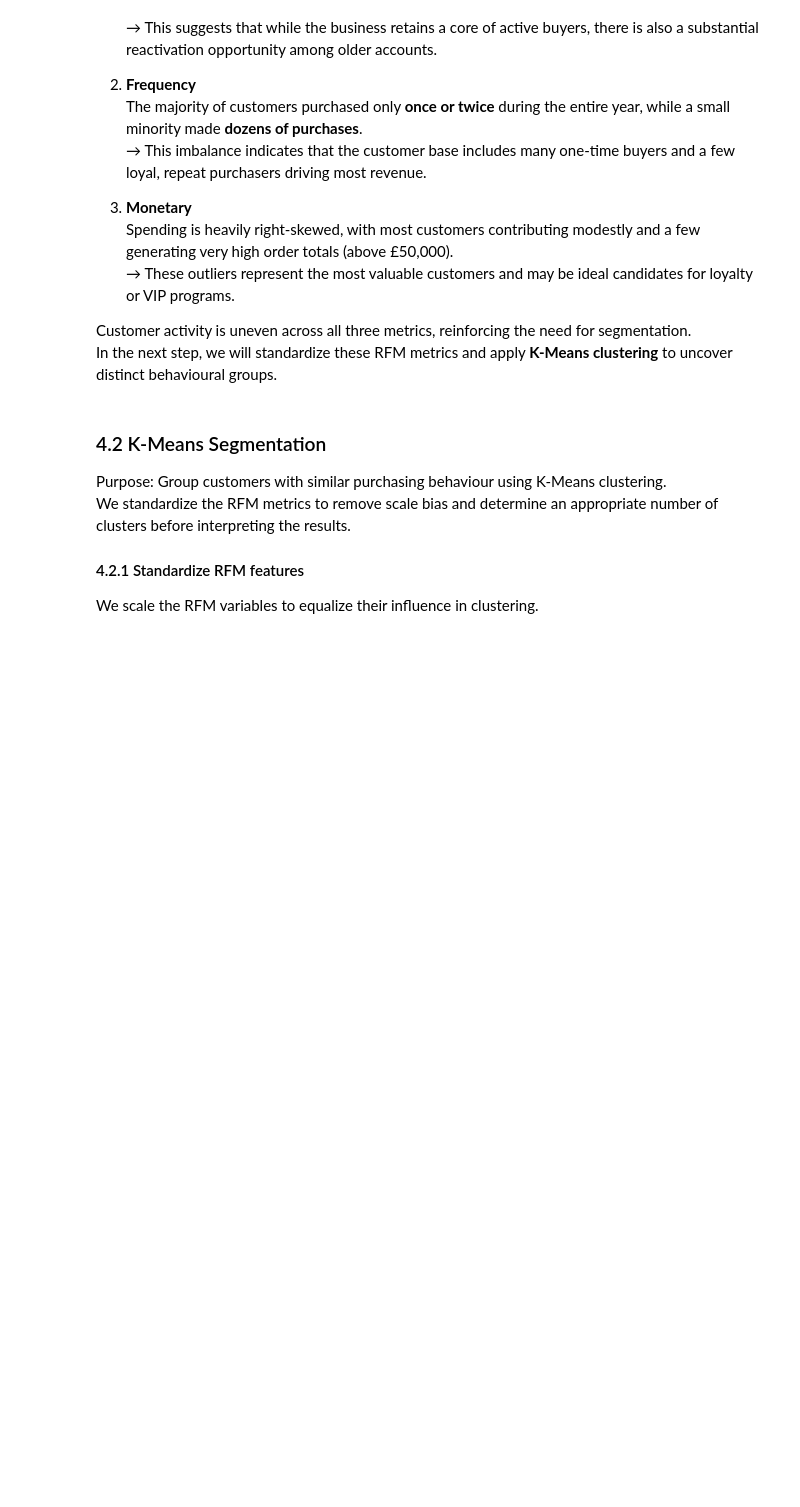
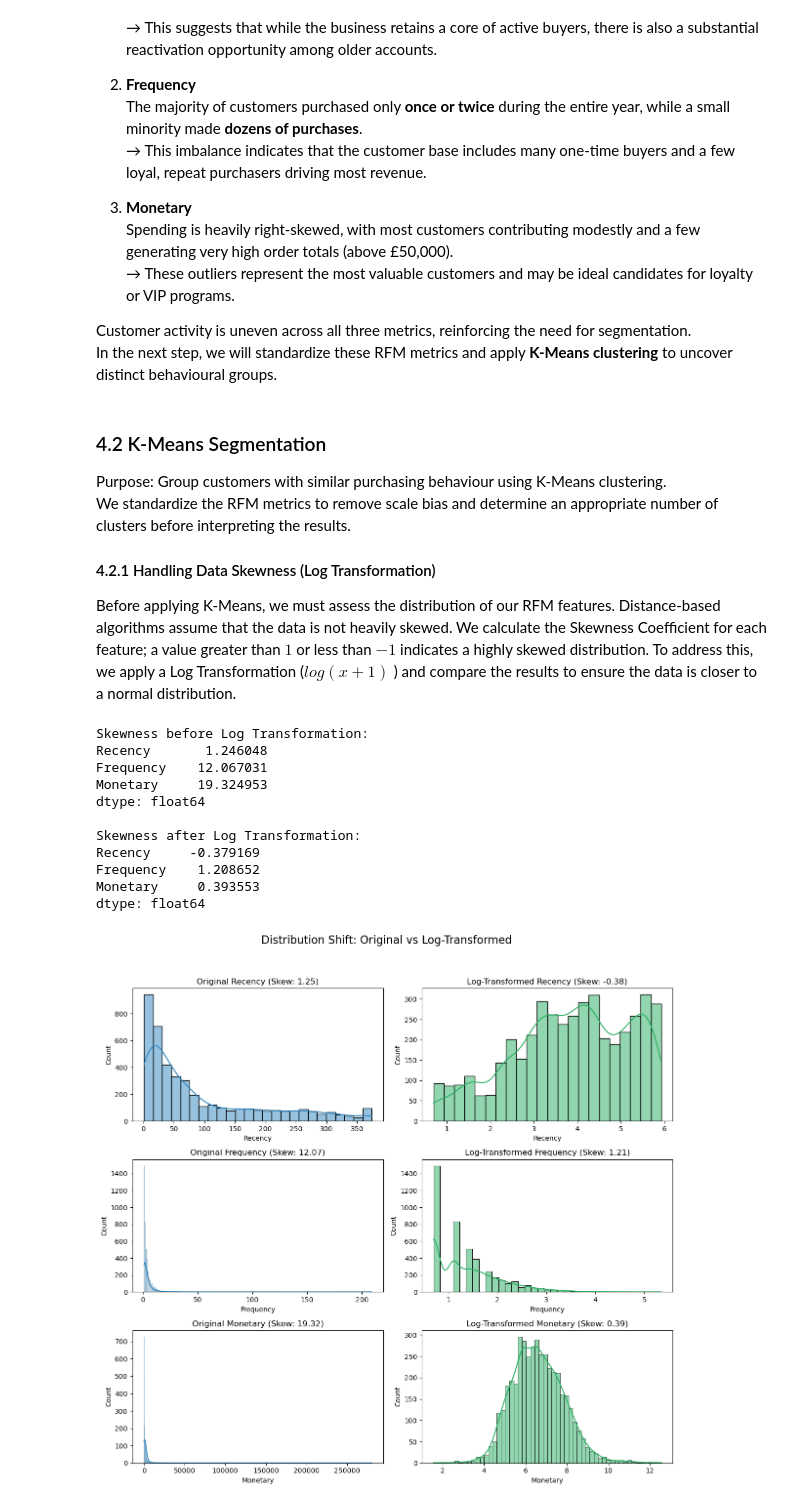
Before and after one commit to Hyeri-Jerrie-Kim/ecommerce-sales-analysis, a Jupyter notebook: notebooks/ecommerce_analysis.ipynb, the cells around one changed output. Cells and saved outputs as stored; diff of their text form; code cells hidden in the pictures; blank space fills up the shorter version.

```diff
--- a/notebooks/ecommerce_analysis.ipynb
+++ b/notebooks/ecommerce_analysis.ipynb
@@ -551,8 +594,54 @@ Customer activity is uneven across all three metrics, reinforcing the need for s
 In the next step, we will standardize these RFM metrics and apply **K-Means clustering** to uncover distinct behavioural groups.
 # %% [markdown]
 ### 4.2 K-Means Segmentation
+
 Purpose: Group customers with similar purchasing behaviour using K-Means clustering.
 We standardize the RFM metrics to remove scale bias and determine an appropriate number of clusters before interpreting the results.
 
-#### 4.2.1 Standardize RFM features
-We scale the RFM variables to equalize their influence in clustering.
+#### 4.2.1 Handling Data Skewness (Log Transformation)
+
+Before applying K-Means, we must assess the distribution of our RFM features. Distance-based algorithms assume that the data is not heavily skewed. We calculate the Skewness Coefficient for each feature; a value greater than $1$ or less than $-1$ indicates a highly skewed distribution. To address this, we apply a Log Transformation ($log(x+1)$ ) and compare the results to ensure the data is closer to a normal distribution.
+# %%
+# === Compare Skewness Before and After Transformation ===
+# We calculate skewness to quantify the asymmetry of the distributions.
+features = ['Recency', 'Frequency', 'Monetary']
+original_skew = rfm[features].skew()
+log_skew = np.log1p(rfm[features]).skew()
+
+print("Skewness before Log Transformation:")
+print(original_skew)
+print("\nSkewness after Log Transformation:")
+print(log_skew)
+
+# === Visualize Distribution Changes ===
+# We use Seaborn's displot to compare the 'Raw' vs 'Log-Transformed' distributions side-by-side.
+fig, axes = plt.subplots(3, 2, figsize=(12, 12))
+fig.suptitle('Distribution Shift: Original vs Log-Transformed', fontsize=16)
+
+for i, feature in enumerate(features):
+    # Original Data Plot
+    sns.histplot(rfm[feature], kde=True, ax=axes[i, 0], color='#2E86C1')
+    axes[i, 0].set_title(f'Original {feature} (Skew: {original_skew[feature]:.2f})')
+
+    # Log-Transformed Data Plot
+    sns.histplot(np.log1p(rfm[feature]), kde=True, ax=axes[i, 1], color='#27AE60')
+    axes[i, 1].set_title(f'Log-Transformed {feature} (Skew: {log_skew[feature]:.2f})')
+
+plt.tight_layout(rect=[0, 0.03, 1, 0.95])
+plt.show()
+
+# === Update rfm_log variable for subsequent steps ===
+rfm_log = np.log1p(rfm[features])
+# %% [output]
+Skewness before Log Transformation:
+Recency       1.246048
+Frequency    12.067031
+Monetary     19.324953
+dtype: float64
+
+Skewness after Log Transformation:
+Recency     -0.379169
+Frequency    1.208652
+Monetary     0.393553
+dtype: float64
+[figure, added]
```
Also changed, not shown: parts of 33 cells of this notebook, 1 other file.
